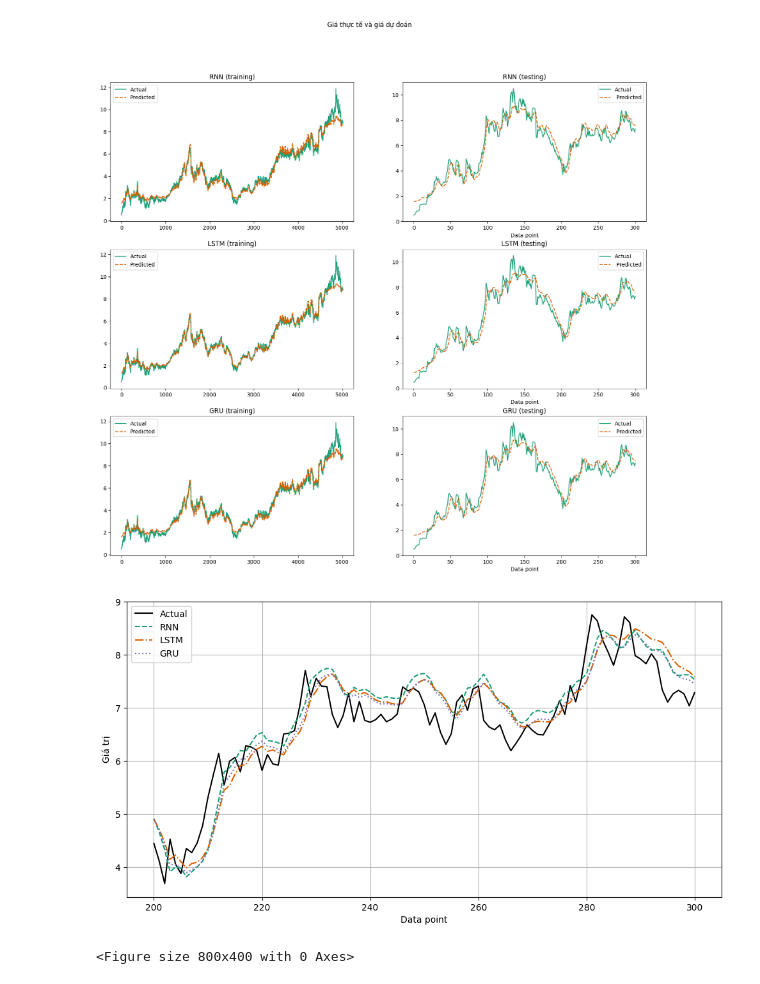
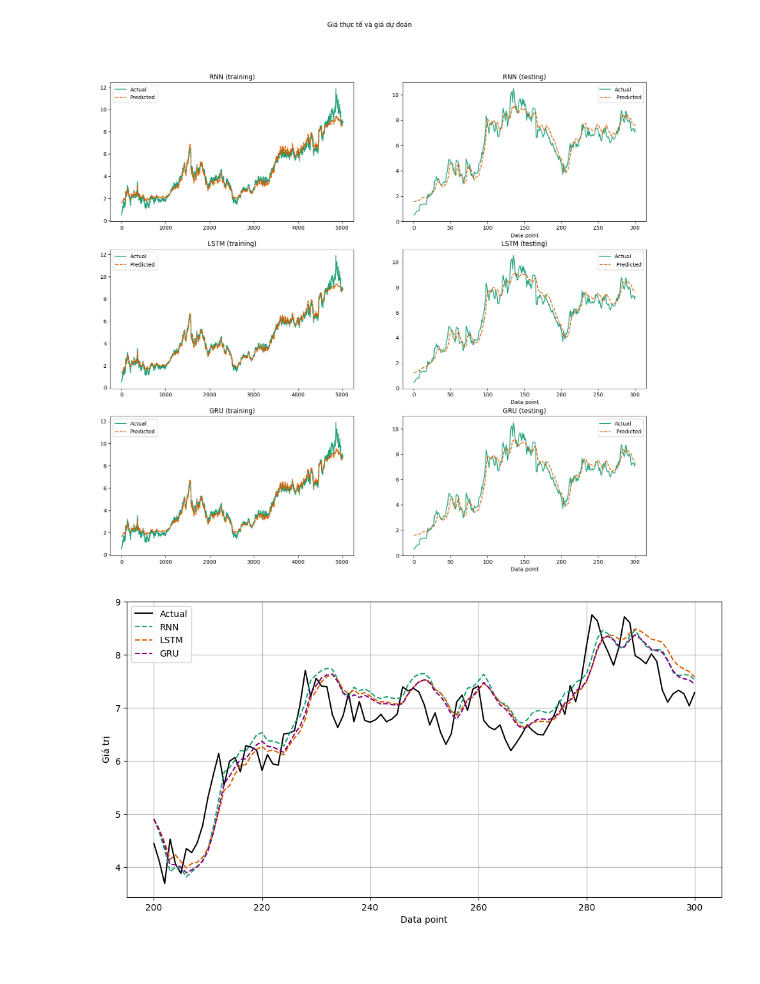
Before and after one commit to ThienNguyen3001/Stock-Price-Prediction-RNN-LSTM-GRU, a Jupyter notebook: stock_price_predict.ipynb, the cells around one changed output. Cells and saved outputs as stored; diff of their text form; code cells hidden in the pictures.

```diff
--- a/stock_price_predict.ipynb
+++ b/stock_price_predict.ipynb
@@ -733,30 +733,29 @@ gru_testing_plot.set_xlabel('Data point');
 # %%
 import matplotlib.pyplot as plt
 import seaborn as sns
 
 plt.figure(figsize=(12, 6))
 
 # Lấy ra giá trị thực tế từ một trong các DataFrame (ví dụ: rnn_test_plot)
 actual_values = rnn_test_plot[200:301]['Actual']
 
 # Vẽ đường giá trị thực tế
 plt.plot(actual_values.index, actual_values, label="Actual", color="black")
 
 # Vẽ đường dự đoán của RNN
 plt.plot(rnn_test_plot[200:301].index, rnn_test_plot[200:301][' Predicted'], label="RNN", linestyle="--")
 
 # Vẽ đường dự đoán của LSTM
-plt.plot(lstm_test_plot[200:301].index, lstm_test_plot[200:301][' Predicted'], label="LSTM", linestyle="-.")
+plt.plot(lstm_test_plot[200:301].index, lstm_test_plot[200:301][' Predicted'], label="LSTM", linestyle="--")
 
 # Vẽ đường dự đoán của GRU
-plt.plot(gru_test_plot[200:301].index, gru_test_plot[200:301][' Predicted'], label="GRU", linestyle=":")
+plt.plot(gru_test_plot[200:301].index, gru_test_plot[200:301][' Predicted'], label="GRU", linestyle="--", color = "purple")
 
 # Cấu hình biểu đồ
 plt.xlabel('Data point')
 plt.ylabel('Giá trị')
 plt.legend()
 plt.grid(True)  # Thêm lưới để dễ đọc hơn
 plt.show()
 # %% [output]
-[figure, old version]
+[figure, new version]
-<Figure size 800x400 with 0 Axes>
```
